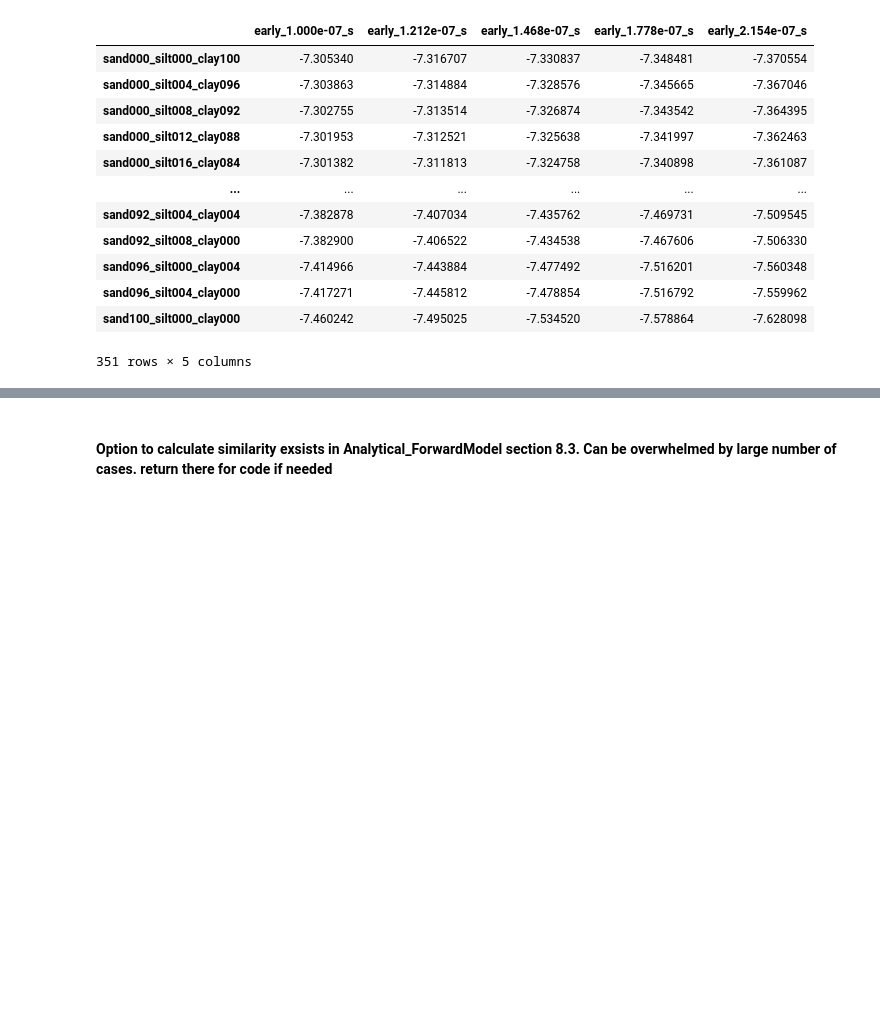
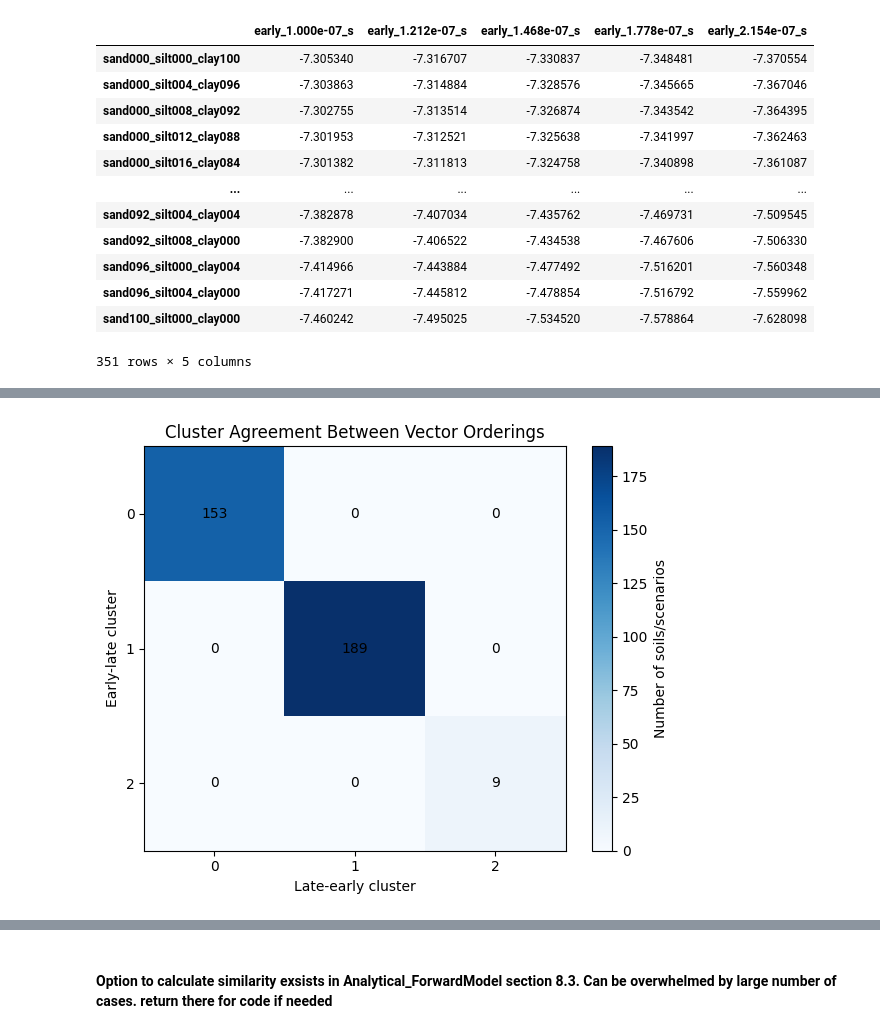
Before and after one commit to natalieyurek-cloud/TDEM_Thesis_Yurek, a Jupyter notebook: Core_Modeling_Setup.ipynb, the cells around one changed output, grey strips where cells are left out. Cells and saved outputs as stored; diff of their text form; code cells hidden in the pictures; blank space fills up the shorter version.

Commit message:
Validation of early-late and late-early vector setup as identical. Option of graphic for paper/presentation using cluster groupings and silhouette score. 7/5/26

```diff
--- a/Core_Modeling_Setup.ipynb
+++ b/Core_Modeling_Setup.ipynb
@@ -860,0 +943,13 @@ clustering_features = clustering_features_EL  ## OR  clustering_features_LE
+# %%
+# -------------------------------------------------
+# Compare cluster membership between early-late and late-early setups
+# -------------------------------------------------
+
+cluster_agreement_table = pd.crosstab(
+    order_cluster_comparison["cluster_early_late"],
+    order_cluster_comparison["cluster_late_early"],
+    rownames=["Early-late cluster"],
+    colnames=["Late-early cluster"]
+)
+
+display(cluster_agreement_table)
@@ -860,0 +962,37 @@ clustering_features = clustering_features_EL  ## OR  clustering_features_LE
+# %%
+fig, ax = plt.subplots(figsize=(6, 5))
+
+im = ax.imshow(
+    cluster_agreement_table,
+    cmap="Blues",
+    aspect="auto"
+)
+
+ax.set_xticks(np.arange(cluster_agreement_table.shape[1]))
+ax.set_yticks(np.arange(cluster_agreement_table.shape[0]))
+
+ax.set_xticklabels(cluster_agreement_table.columns)
+ax.set_yticklabels(cluster_agreement_table.index)
+
+ax.set_xlabel("Late-early cluster")
+ax.set_ylabel("Early-late cluster")
+ax.set_title("Cluster Agreement Between Vector Orderings")
+
+# Add counts inside cells
+for i in range(cluster_agreement_table.shape[0]):
+    for j in range(cluster_agreement_table.shape[1]):
+        value = cluster_agreement_table.iloc[i, j]
+        ax.text(
+            j,
+            i,
+            str(value),
+            ha="center",
+            va="center",
+            color="black"
+        )
+
+fig.colorbar(im, ax=ax, label="Number of soils/scenarios")
+plt.tight_layout()
+plt.show()
+# %% [output]
+[figure, added]
```
Also changed, not shown: parts of 5 cells of this notebook.
